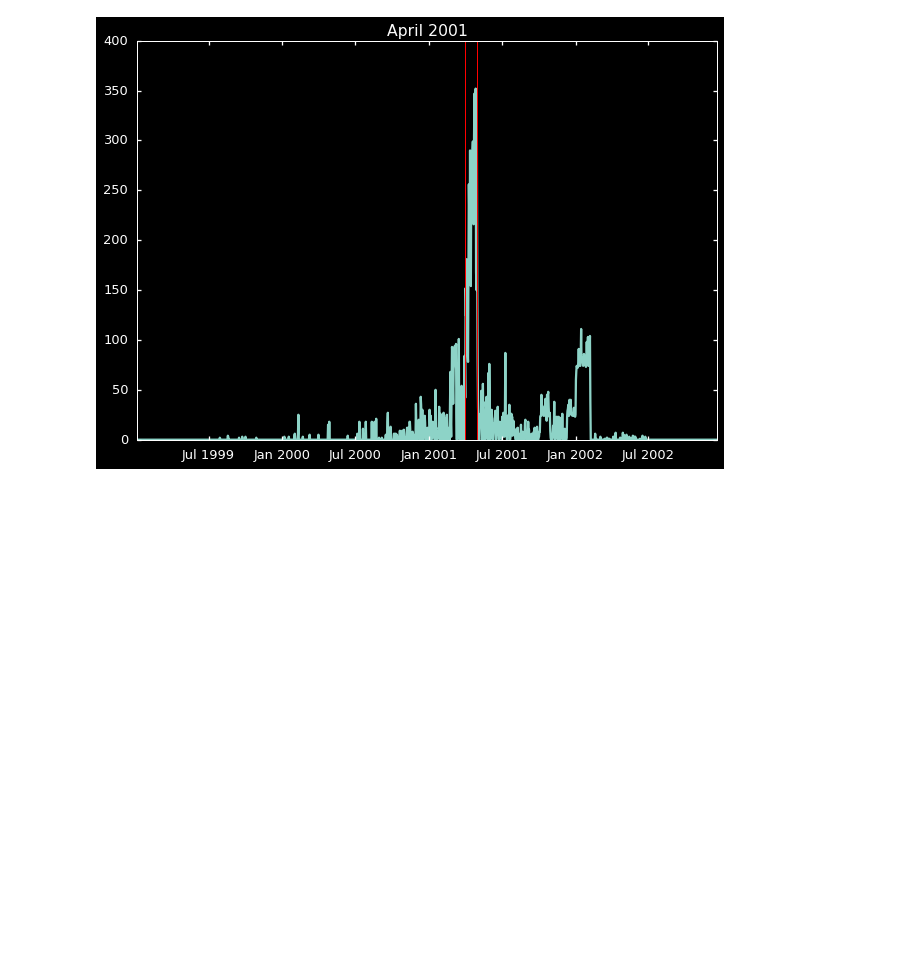
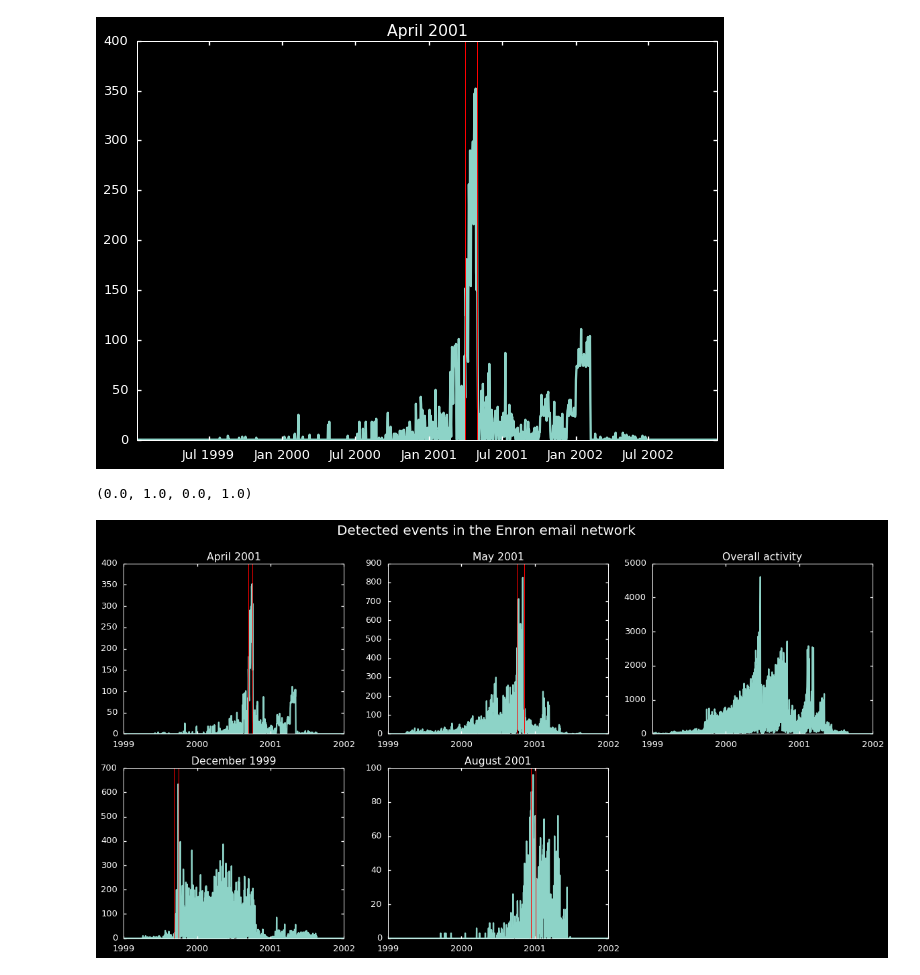
Before and after one commit to mizvol/enron-email-network-analysis, a Jupyter notebook: Enron-graph.ipynb, the cells around one changed output. Drawn from its saved outputs; the diff is of its cells as text; code cells hidden in the pictures; blank space fills up the shorter version.

Commit message:
Plot

```diff
--- a/Enron-graph.ipynb
+++ b/Enron-graph.ipynb
@@ -352,3 +352,40 @@ plt.title('April 2001')
 # %% [output]
 <matplotlib.text.Text at 0x...>
 [figure]
+# %%
+fig, ax = plt.subplots(nrows=2, ncols=3, figsize=(20, 10))
+fig.suptitle("Detected events in the Enron email network", fontsize=20)
+
+ax[0][0].plot(dates, summary_apr_99_02_std)
+ax[0][0].axvline(x= '2001-04-01 00:00:00', color='r', linewidth=1)
+ax[0][0].axvline(x= '2001-04-30 00:00:00', color='r', linewidth=1)
+ax[0][0].set_title('April 2001')
+xmin, xmax = ax[0][0].get_xlim()
+ax[0][0].set_xticks(np.round(np.linspace(xmin, xmax, 4), 2))
+
+ax[0][1].plot(dates, summary_may_99_02_std)
+ax[0][1].axvline(x= '2001-05-01 00:00:00', color='r', linewidth=1)
+ax[0][1].axvline(x= '2001-06-15 00:00:00', color='r', linewidth=1)
+ax[0][1].set_title('May 2001')
+ax[0][1].set_xticks(np.round(np.linspace(xmin, xmax, 4), 2))
+
+ax[1][1].plot(dates, summary_aug_99_02_std)
+ax[1][1].axvline(x= '2001-08-01 00:00:00', color='r', linewidth=1)
+ax[1][1].axvline(x= '2001-08-31 00:00:00', color='r', linewidth=1)
+ax[1][1].set_title('August 2001')
+ax[1][1].set_xticks(np.round(np.linspace(xmin, xmax, 4), 2))
+
+ax[1][0].plot(dates, summary_dec_99_02_std)
+ax[1][0].axvline(x= '1999-12-01 00:00:00', color='r', linewidth=1)
+ax[1][0].axvline(x= '1999-12-31 00:00:00', color='r', linewidth=1)
+ax[1][0].set_title('December 1999')
+ax[1][0].set_xticks(np.round(np.linspace(xmin, xmax, 4), 2))
+
+ax[0][2].plot(dates, summary_all)
+ax[0][2].set_title('Overall activity')
+ax[0][2].set_xticks(np.round(np.linspace(xmin, xmax, 4), 2))
+
+ax[-1][-1].axis('off')
+# %% [output]
+(0.0, 1.0, 0.0, 1.0)
+[figure, added]
```
